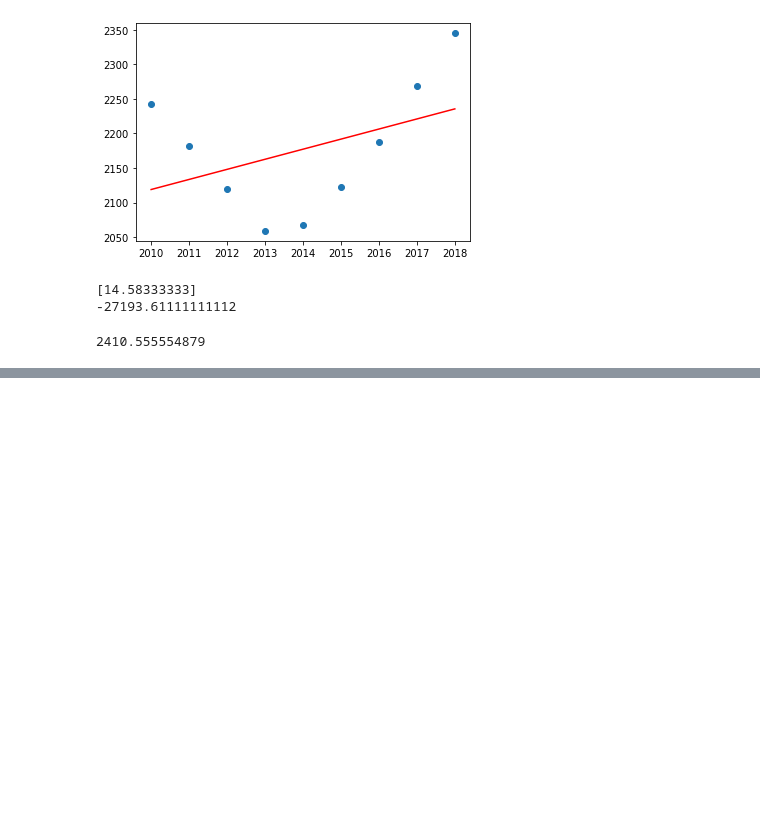
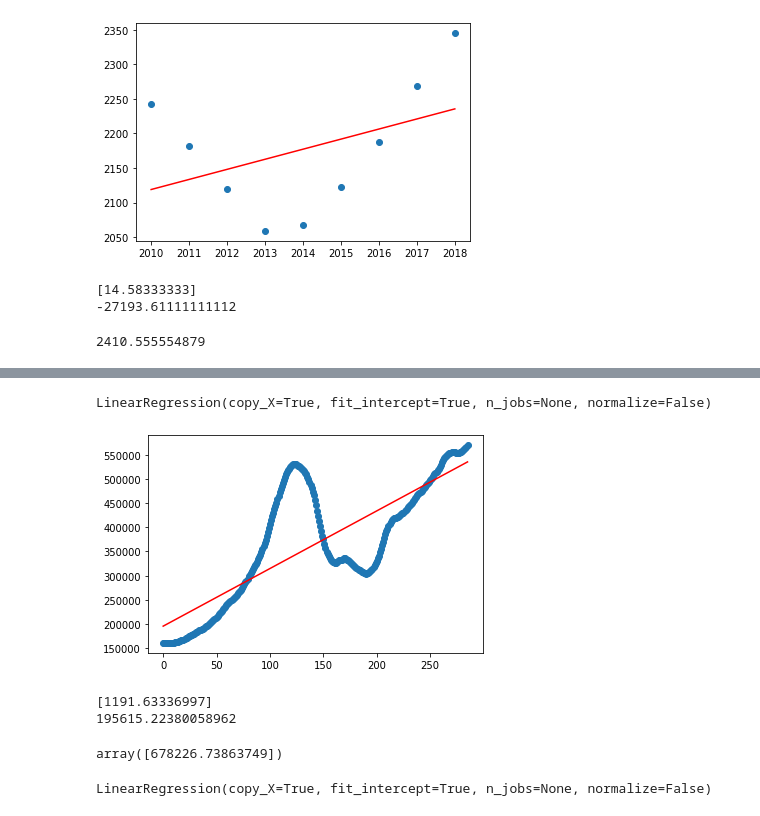
Before and after one commit to JVChermak/Leaving_California, a Jupyter notebook: median_housing_linreg.ipynb, the cells around one changed output, grey strips where cells are left out. Cells and saved outputs as stored; diff of their text form; code cells hidden in the pictures; blank space fills up the shorter version.

```diff
--- a/median_housing_linreg.ipynb
+++ b/median_housing_linreg.ipynb
@@ -93,0 +220,4 @@ print(model.intercept_)
+# %%
+# Create Months column that represents the number of months since 1994-04
+zillow_ca_df['Months'] = zillow_ca_df.index
+zillow_ca_df
@@ -93,0 +238,47 @@ print(model.intercept_)
+# %%
+# Set independent variable
+X3 = zillow_ca_df['Months'].values.reshape(-1,1)
+
+# Set dependent variable
+y3 = zillow_ca_df['Typical_Home_Value']
+
+# Create model and fit
+z_model = LinearRegression()
+z_model.fit(X3,y3)
+# %% [output]
+LinearRegression(copy_X=True, fit_intercept=True, n_jobs=None, normalize=False)
+# %%
+# Predict with Zillow model
+y_predz = z_model.predict(X3)
+
+# Visualize the regression line
+plt.scatter(X3,y3)
+plt.plot(X3, y_predz, color='red')
+plt.show()
+# %% [output]
+[figure, added]
+# %%
+# Find the equation for the regression line
+print(z_model.coef_)
+print(z_model.intercept_)
+# %% [output]
+[1191.63336997]
+195615.22380058962
+# %%
+# Predict home value in 2030 by adding 120 months to 2020-01
+a = z_model.coef_
+b = z_model.intercept_
+x = 285 + 120
+a * x + b
+# %% [output]
+array([678226.73863749])
+# %%
+# Check Census Median Home Value data
+X4 = ca_housing_df['Year'].values.reshape(-1,1)
+y4 = ca_housing_df['Median Home Value ($)(1000X)']
+
+# Create model and fit
+model = LinearRegression()
+model.fit(X4,y4)
+# %% [output]
+LinearRegression(copy_X=True, fit_intercept=True, n_jobs=None, normalize=False)
```
Also changed, not shown: parts of 18 cells of this notebook, 5 other files.
